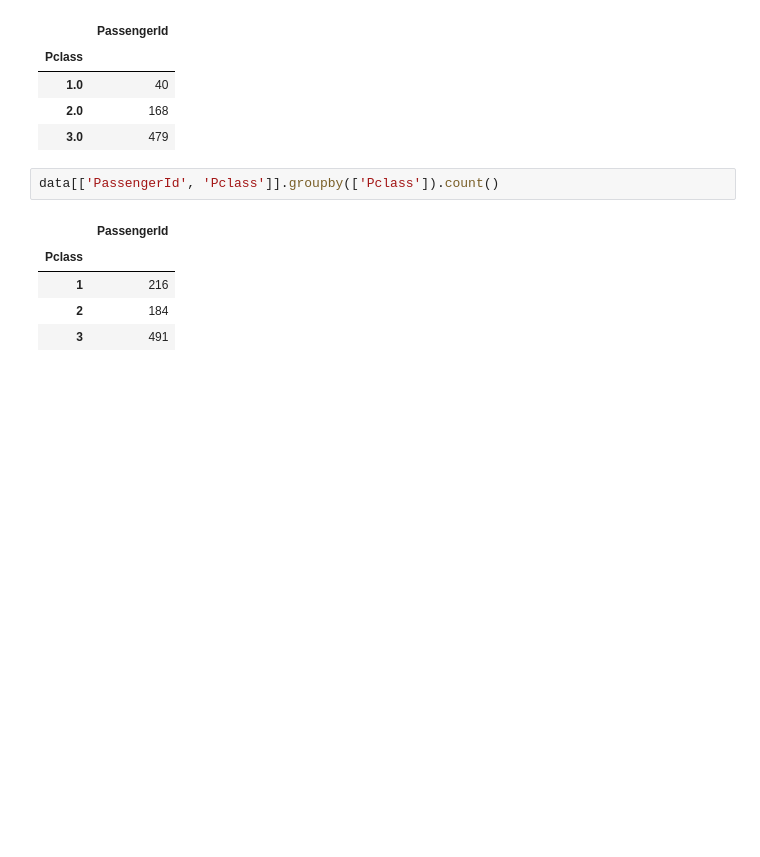
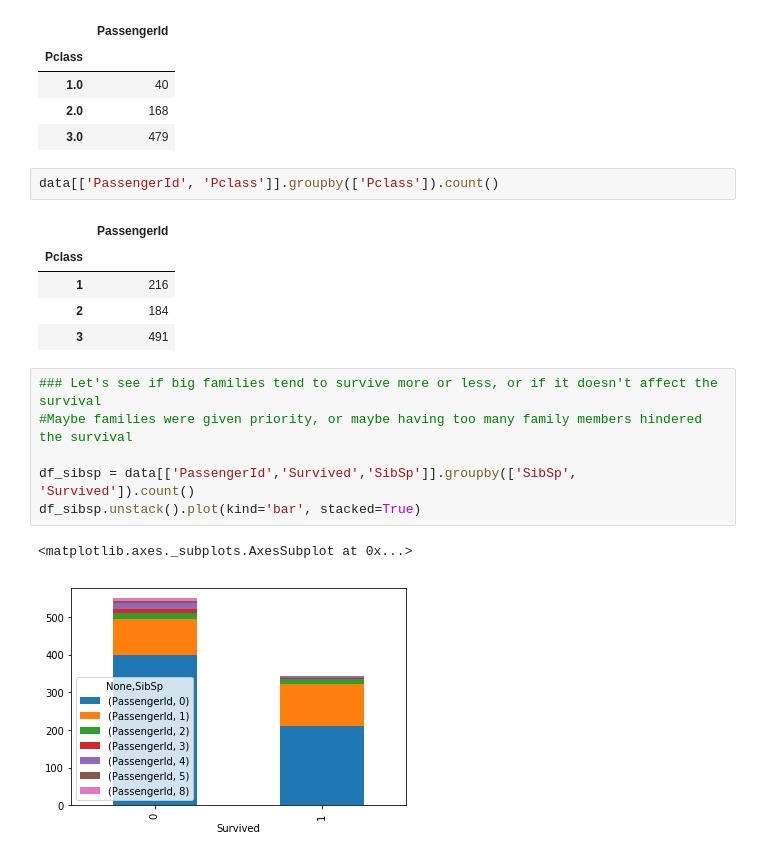
Before and after one commit to rymlaabiyad/ML_titanic, a Jupyter notebook: ML_Titanic.ipynb, the cells around one changed output. Drawn from its saved outputs; the diff is of its cells as text; blank space fills up the shorter version.

Commit message:
New Feature : Family size

```diff
--- a/ML_Titanic.ipynb
+++ b/ML_Titanic.ipynb
@@ -178,3 +169,12 @@ data[['PassengerId', 'Pclass']].groupby(['Pclass']).count()
 | 1 | 216 |
 | 2 | 184 |
 | 3 | 491 |
+# %%
+### Let's see if big families tend to survive more or less, or if it doesn't affect the survival
+#Maybe families were given priority, or maybe having too many family members hindered the survival
+
+df_sibsp = data[['PassengerId','Survived','SibSp']].groupby(['SibSp', 'Survived']).count()
+df_sibsp.unstack().plot(kind='bar', stacked=True)
+# %% [output]
+<matplotlib.axes._subplots.AxesSubplot at 0x...>
+[figure, added]
```
Also changed, not shown: parts of 23 cells of this notebook.
